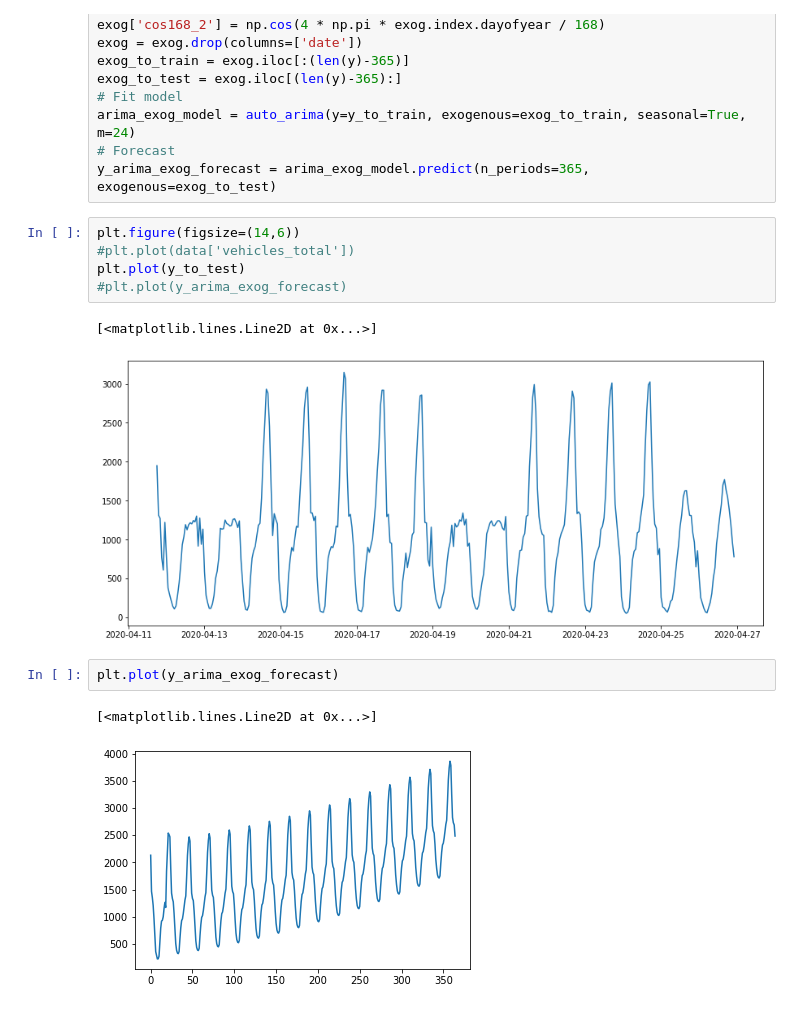
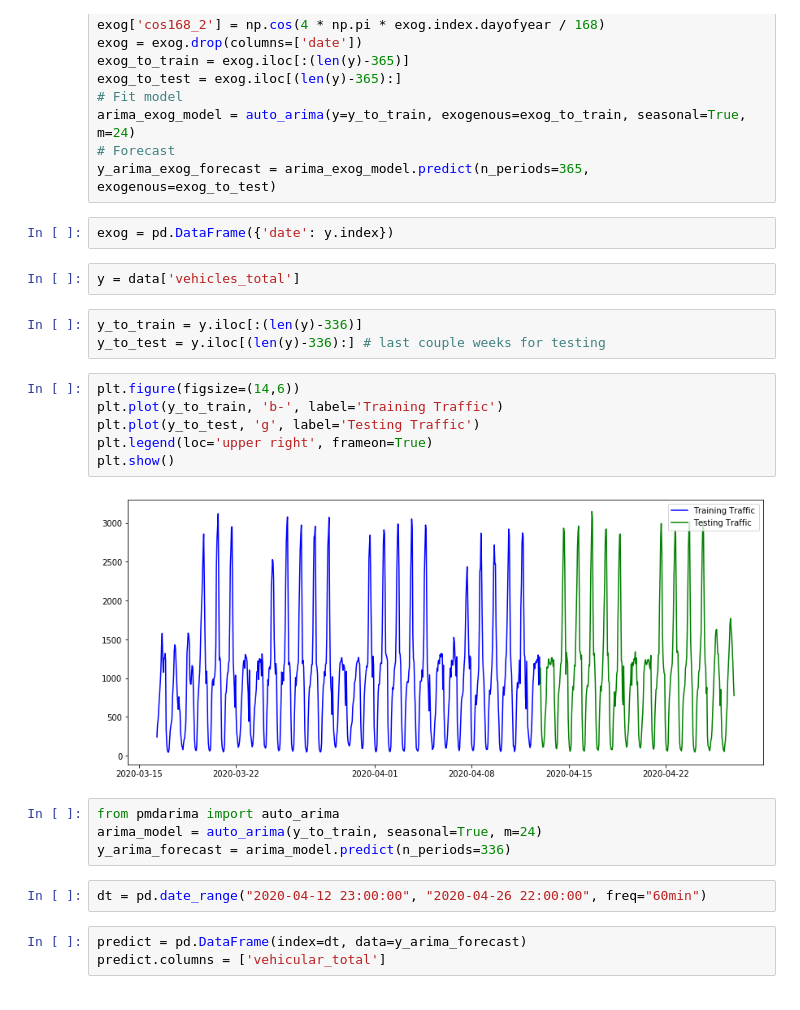
Before and after one commit to satishukadam/notebooks, a Jupyter notebook: SmartCity/MultipleSeasonalTimeSeriesAnalysis.ipynb, the cells around one changed output. Cells and saved outputs as stored; diff of their text form.

Commit message:
Multiple Seasonalities with SARIMAX

```diff
--- a/SmartCity/MultipleSeasonalTimeSeriesAnalysis.ipynb
+++ b/SmartCity/MultipleSeasonalTimeSeriesAnalysis.ipynb
@@ -130,16 +130,27 @@ exog_to_test = exog.iloc[(len(y)-365):]
 arima_exog_model = auto_arima(y=y_to_train, exogenous=exog_to_train, seasonal=True, m=24)
 # Forecast
 y_arima_exog_forecast = arima_exog_model.predict(n_periods=365, exogenous=exog_to_test)
+# %%
+exog = pd.DataFrame({'date': y.index})
+# %%
+y = data['vehicles_total']
+# %%
+y_to_train = y.iloc[:(len(y)-336)]
+y_to_test = y.iloc[(len(y)-336):] # last couple weeks for testing
 # %%
 plt.figure(figsize=(14,6))
-#plt.plot(data['vehicles_total'])
-plt.plot(y_to_test)
-#plt.plot(y_arima_exog_forecast)
+plt.plot(y_to_train, 'b-', label='Training Traffic')
+plt.plot(y_to_test, 'g', label='Testing Traffic')
+plt.legend(loc='upper right', frameon=True)
+plt.show()
 # %% [output]
-[<matplotlib.lines.Line2D at 0x...>]
-[figure, old version]
+[figure, new version]
-# %%
-plt.plot(y_arima_exog_forecast)
-# %% [output]
-[<matplotlib.lines.Line2D at 0x...>]
-[figure, removed]
+# %%
+from pmdarima import auto_arima
+arima_model = auto_arima(y_to_train, seasonal=True, m=24)
+y_arima_forecast = arima_model.predict(n_periods=336)
+# %%
+dt = pd.date_range("2020-04-12 23:00:00", "2020-04-26 22:00:00", freq="60min")
+# %%
+predict = pd.DataFrame(index=dt, data=y_arima_forecast)
+predict.columns = ['vehicular_total']
```
Also changed, not shown: parts of 11 cells of this notebook.
